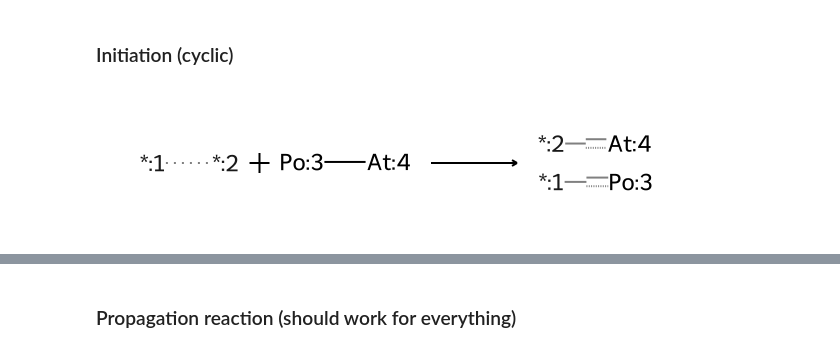
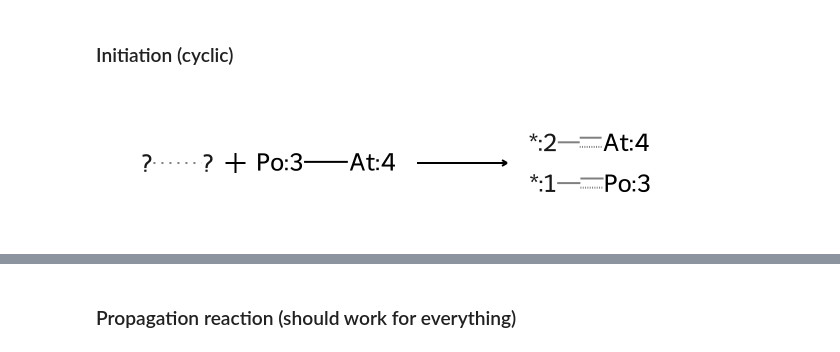
Before and after one commit to skozarekar/thermonomer, a Jupyter notebook: thermonomer/temp_Shivani_cationic_and_cyclic.ipynb, the cells around one changed output, grey strips where cells are left out. Saved outputs shown, nothing was run; the diff lists cells and outputs as text; code cells hidden in the pictures.

```diff
--- a/thermonomer/temp_Shivani_cationic_and_cyclic.ipynb
+++ b/thermonomer/temp_Shivani_cationic_and_cyclic.ipynb
@@ -17,11 +17,11 @@ helper
 ### Initiation (cyclic)
 # %%
 initiation = rdChemReactions.ReactionFromSmarts(
-        "([*:1]@[*:2]).[Po:3]-[At:4]>>([*:1][Po:3].[*:2][At:4])"
-    )
+    "([*X4:1]@[*X4:2]).[Po:3]-[At:4]>>([*:1][Po:3].[*:2][At:4])"
+)
 initiation
 # %% [output]
-[figure, old version]
+[figure, new version]
 # %%
 # first step (dp 0 to dp 1)
 products = [item[0] for item in initiation.RunReactants((dp0, helper))]
```
Also changed, not shown: parts of 10 cells of this notebook, 4 other files.
